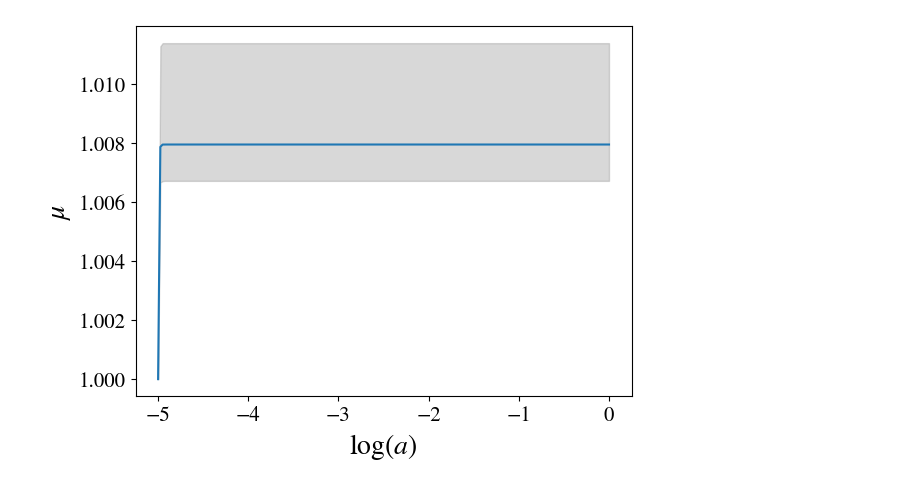
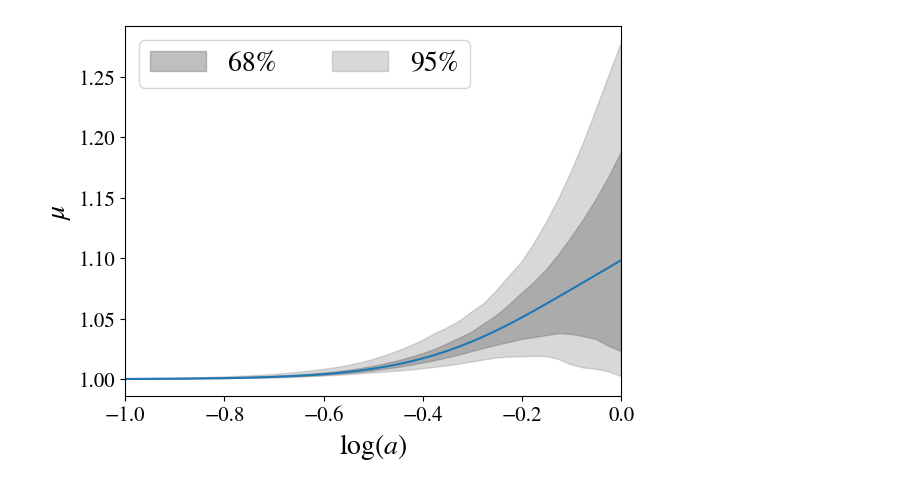
Before and after one commit to joaoreboucas1/cs2-project, a Jupyter notebook: data_analysis/mu_alpha_constraints.ipynb, the cells around one changed output. Drawn from its saved outputs; the diff is of its cells as text; code cells hidden in the pictures.

```diff
--- a/data_analysis/mu_alpha_constraints.ipynb
+++ b/data_analysis/mu_alpha_constraints.ipynb
@@ -21,7 +21,7 @@ def solve_alpha_B_ft(aktype, alpha_K_0, cs2, ombh2, omch2, w0, wa, H0):
     mu = results.Params.mu
     return log_a*np.log10(np.e), alpha_B, alpha_K, mu
 # %%
-chain = utils.load_chain(46, settings={"ignore_rows": 0.3})
+chain = utils.load_chain(56, settings={"ignore_rows": 0.3})
 print(f"Number of samples = {len(chain.samples)}")
 np.random.shuffle(chain.samples)
 thin_factor = 100
@@ -34,4 +39,4 @@ Number of samples after thinning = 582
 # %%
-print(f"Parameters: {chain.getParamNames()}")
-thin_samples[1]
+pnames = [line.split("\t")[0] for line in chain.getParamNames().__str__().split("\n")]
+print(pnames)
 # %% [output]
@@ -73,14 +47,14 @@ alpha_Bs = []
 alpha_Ks = []
 mus      = []
 for sample in thin_samples:
-    alpha_K_0 = sample[0]
-    cs2 = sample[1]
-    w0 = sample[3]
-    wa = sample[2] - w0
-    H0 = sample[6]
-    ombh2 = sample[7]
-    omch2 = sample[8]
-    log_a, alpha_B, alpha_K, mu = solve_alpha_B_ft(aktype=1, alpha_K_0=alpha_K_0, cs2=cs2, ombh2=ombh2, omch2=omch2, w0=w0, wa=wa, H0=H0)
+    alpha_K_0 = sample[pnames.index("alpha_K_0")]
+    cs2 = sample[pnames.index("cs2_0")]
+    w0 = sample[pnames.index("w")]
+    wa = sample[pnames.index("w0pwa")] - w0
+    H0 = sample[pnames.index("H0*")]
+    ombh2 = sample[pnames.index("omegabh2")]
+    omch2 = sample[pnames.index("omegach2")]
+    log_a, alpha_B, alpha_K, mu = solve_alpha_B_ft(aktype=2, alpha_K_0=alpha_K_0, cs2=cs2, ombh2=ombh2, omch2=omch2, w0=w0, wa=wa, H0=H0)
     alpha_Bs.append(alpha_B)
     alpha_Ks.append(alpha_K)
     mus.append(mu)
@@ -89,9 +63,13 @@ alpha_Ks = np.array(alpha_Ks)
 mus = np.array(mus)
 # %%
 plt.plot(log_a, np.mean(mus, axis=0))
-plt.fill_between(log_a, np.percentile(mus, 2.5, axis=0), np.percentile(mus, 97.5, axis=0), color="gray", alpha=0.3)
+plt.fill_between(log_a, np.percentile(mus, 16, axis=0), np.percentile(mus, 84, axis=0), color="gray", alpha=0.5, label="68%")
+plt.fill_between(log_a, np.percentile(mus, 2.5, axis=0), np.percentile(mus, 97.5, axis=0), color="gray", alpha=0.3, label="95%")
+plt.xlim(-1, log_a[-1])
 plt.xlabel("$\\log(a)$", fontsize=20)
 plt.ylabel("$\\mu$", fontsize=20)
 plt.tick_params(axis="both", labelsize=15)
+plt.legend(fontsize=20, ncol=2, loc="upper left")
+plt.savefig("plots/constraint_mu_test.pdf")
 # %% [output]
-[figure, old version]
+[figure, new version]
```
Also changed, not shown: parts of 2 cells of this notebook, 4 other files.
